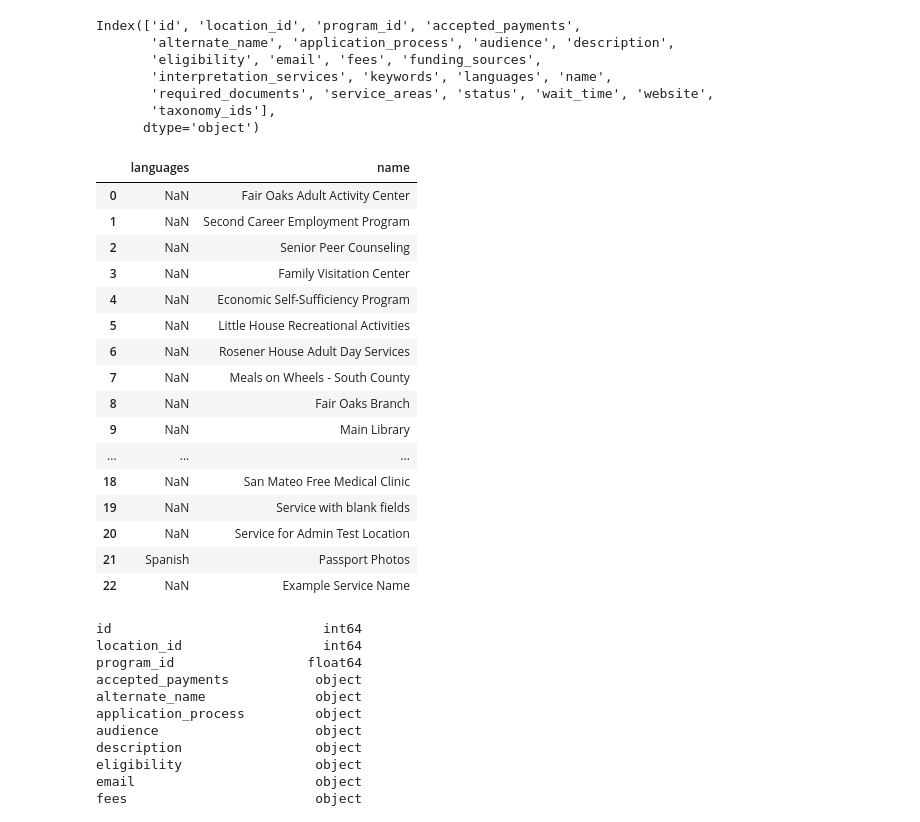
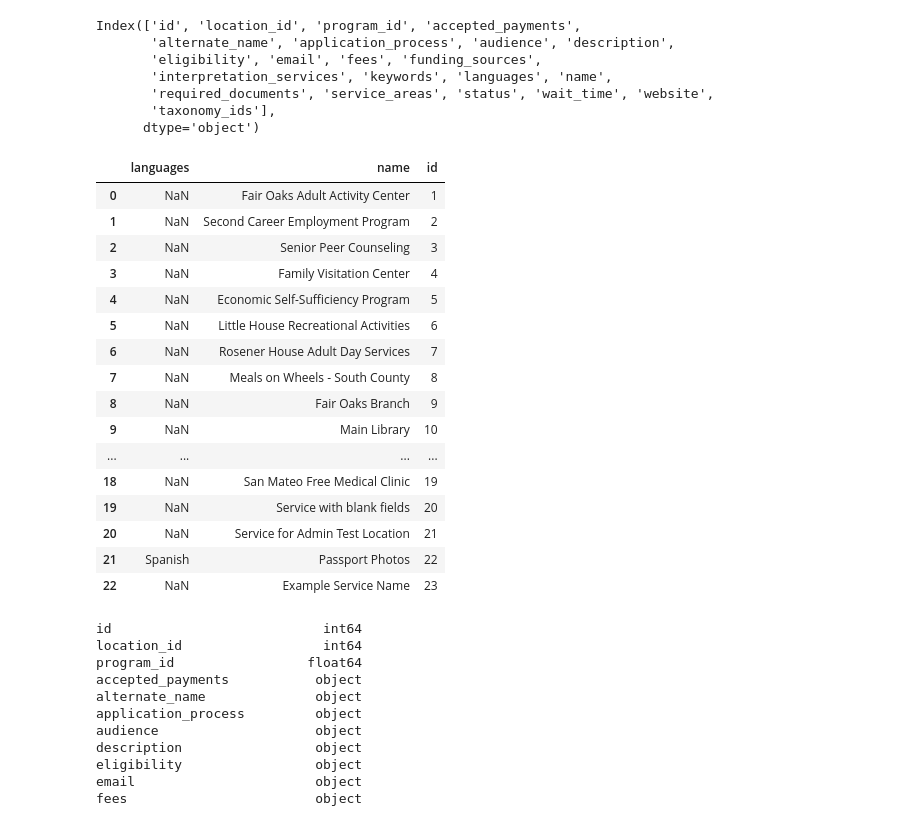
Before and after one commit to Sufeeya07/pyhton_ds, a Jupyter notebook: pandas/pandas.ipynb, the cells around one changed output. Cells and saved outputs as stored; diff of their text form; code cells hidden in the pictures.

```diff
--- a/pandas/pandas.ipynb
+++ b/pandas/pandas.ipynb
@@ -184,27 +190,27 @@ Index(['id', 'location_id', 'program_id', 'accepted_payments',
        'taxonomy_ids'],
       dtype='object')
 # %%
-#for multiple columns . always in list
+#for multiple columns . always in list[[]]
 
-df[['languages', 'name']]
+df[['languages', 'name', 'id']]
 # %% [output]
-|  | languages | name |
-| 0 | NaN | Fair Oaks Adult Activity Center |
-| 1 | NaN | Second Career Employment Program |
-| 2 | NaN | Senior Peer Counseling |
-| 3 | NaN | Family Visitation Center |
-| 4 | NaN | Economic Self-Sufficiency Program |
-| 5 | NaN | Little House Recreational Activities |
-| 6 | NaN | Rosener House Adult Day Services |
-| 7 | NaN | Meals on Wheels - South County |
-| 8 | NaN | Fair Oaks Branch |
-| 9 | NaN | Main Library |
-| ... | ... | ... |
-| 18 | NaN | San Mateo Free Medical Clinic |
-| 19 | NaN | Service with blank fields |
-| 20 | NaN | Service for Admin Test Location |
-| 21 | Spanish | Passport Photos |
-| 22 | NaN | Example Service Name |
+|  | languages | name | id |
+| 0 | NaN | Fair Oaks Adult Activity Center | 1 |
+| 1 | NaN | Second Career Employment Program | 2 |
+| 2 | NaN | Senior Peer Counseling | 3 |
+| 3 | NaN | Family Visitation Center | 4 |
+| 4 | NaN | Economic Self-Sufficiency Program | 5 |
+| 5 | NaN | Little House Recreational Activities | 6 |
+| 6 | NaN | Rosener House Adult Day Services | 7 |
+| 7 | NaN | Meals on Wheels - South County | 8 |
+| 8 | NaN | Fair Oaks Branch | 9 |
+| 9 | NaN | Main Library | 10 |
+| ... | ... | ... | ... |
+| 18 | NaN | San Mateo Free Medical Clinic | 19 |
+| 19 | NaN | Service with blank fields | 20 |
+| 20 | NaN | Service for Admin Test Location | 21 |
+| 21 | Spanish | Passport Photos | 22 |
+| 22 | NaN | Example Service Name | 23 |
 # %%
 df.dtypes
 # %% [output]
```
Also changed, not shown: parts of 33 cells of this notebook.
